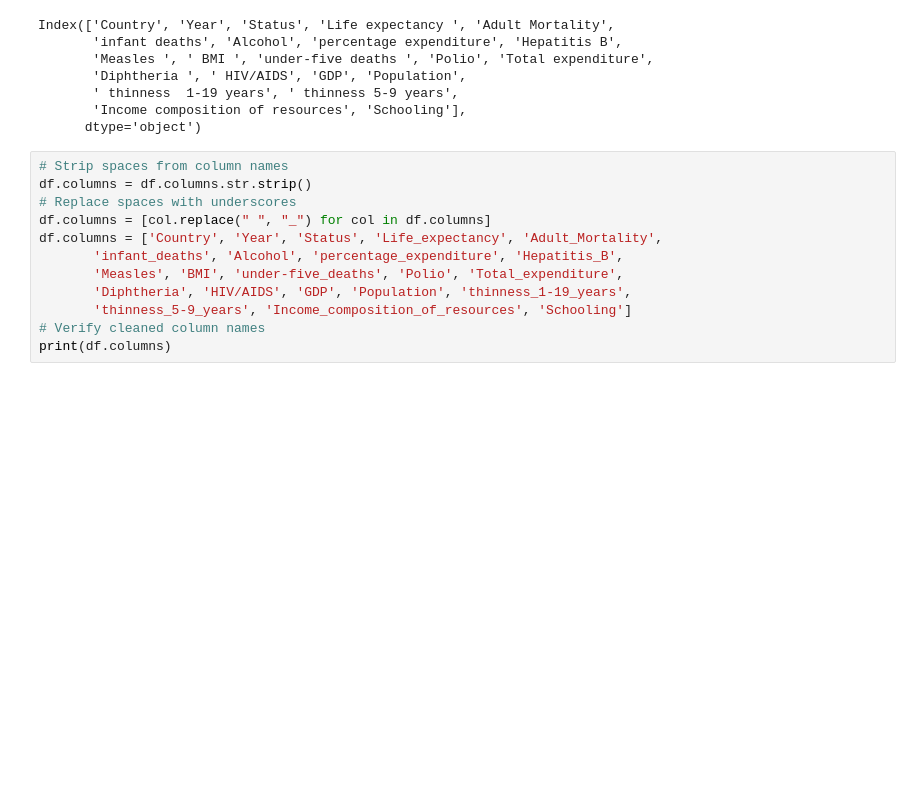
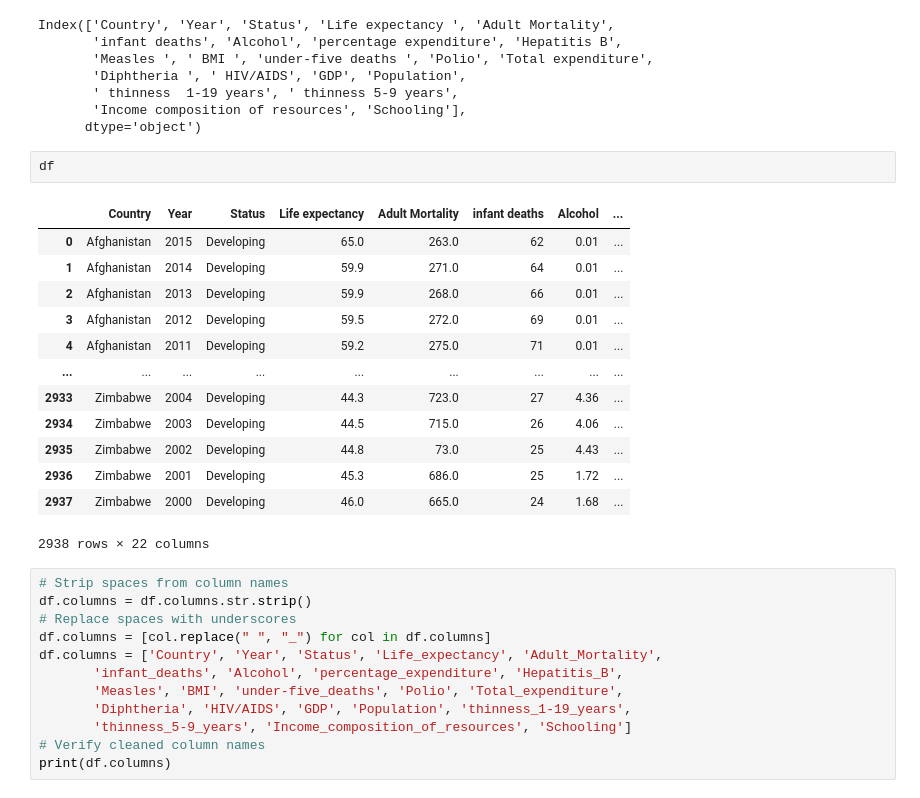
Before and after one commit to Johhed15/Text-Mining-Project, a Jupyter notebook: text-mining-project.ipynb, the cells around one changed output. Cells and saved outputs as stored; diff of their text form; blank space fills up the shorter version.

```diff
--- a/text-mining-project.ipynb
+++ b/text-mining-project.ipynb
@@ -34,6 +34,22 @@ Index(['Country', 'Year', 'Status', 'Life expectancy ', 'Adult Mortality',
        ' thinness  1-19 years', ' thinness 5-9 years',
        'Income composition of resources', 'Schooling'],
       dtype='object')
+# %%
+df
+# %% [output]
+|  | Country | Year | Status | Life expectancy | Adult Mortality | infant deaths | Alcohol | ... |
+| 0 | Afghanistan | 2015 | Developing | 65.0 | 263.0 | 62 | 0.01 | ... |
+| 1 | Afghanistan | 2014 | Developing | 59.9 | 271.0 | 64 | 0.01 | ... |
+| 2 | Afghanistan | 2013 | Developing | 59.9 | 268.0 | 66 | 0.01 | ... |
+| 3 | Afghanistan | 2012 | Developing | 59.5 | 272.0 | 69 | 0.01 | ... |
+| 4 | Afghanistan | 2011 | Developing | 59.2 | 275.0 | 71 | 0.01 | ... |
+| ... | ... | ... | ... | ... | ... | ... | ... | ... |
+| 2933 | Zimbabwe | 2004 | Developing | 44.3 | 723.0 | 27 | 4.36 | ... |
+| 2934 | Zimbabwe | 2003 | Developing | 44.5 | 715.0 | 26 | 4.06 | ... |
+| 2935 | Zimbabwe | 2002 | Developing | 44.8 | 73.0 | 25 | 4.43 | ... |
+| 2936 | Zimbabwe | 2001 | Developing | 45.3 | 686.0 | 25 | 1.72 | ... |
+| 2937 | Zimbabwe | 2000 | Developing | 46.0 | 665.0 | 24 | 1.68 | ... |
+2938 rows × 22 columns
 # %%
 # Strip spaces from column names
 df.columns = df.columns.str.strip()
```
Also changed, not shown: parts of 18 cells of this notebook.
